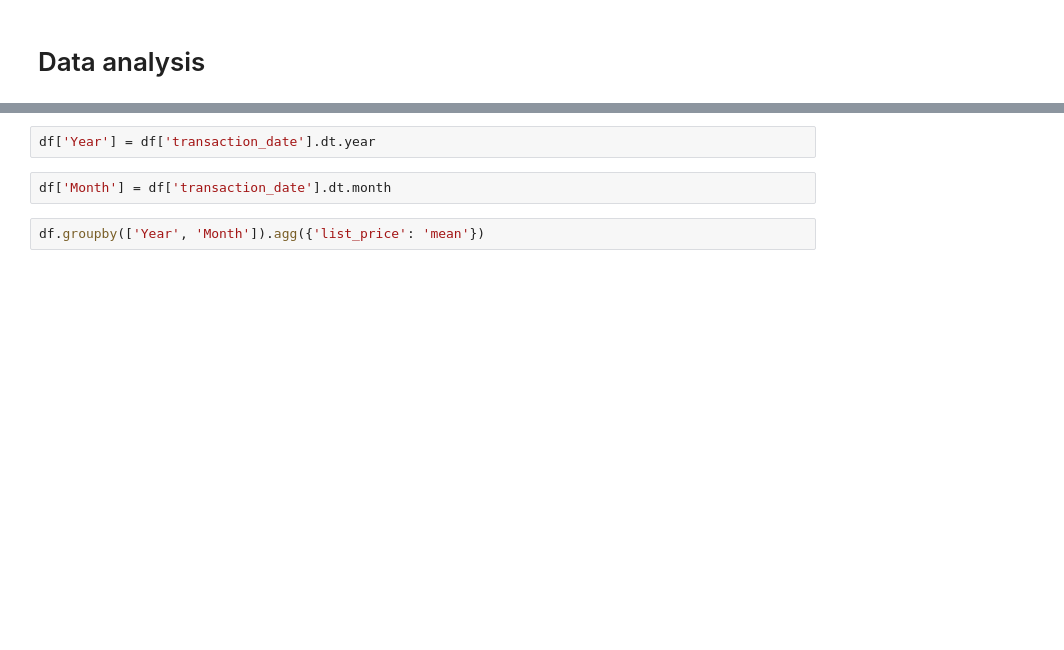
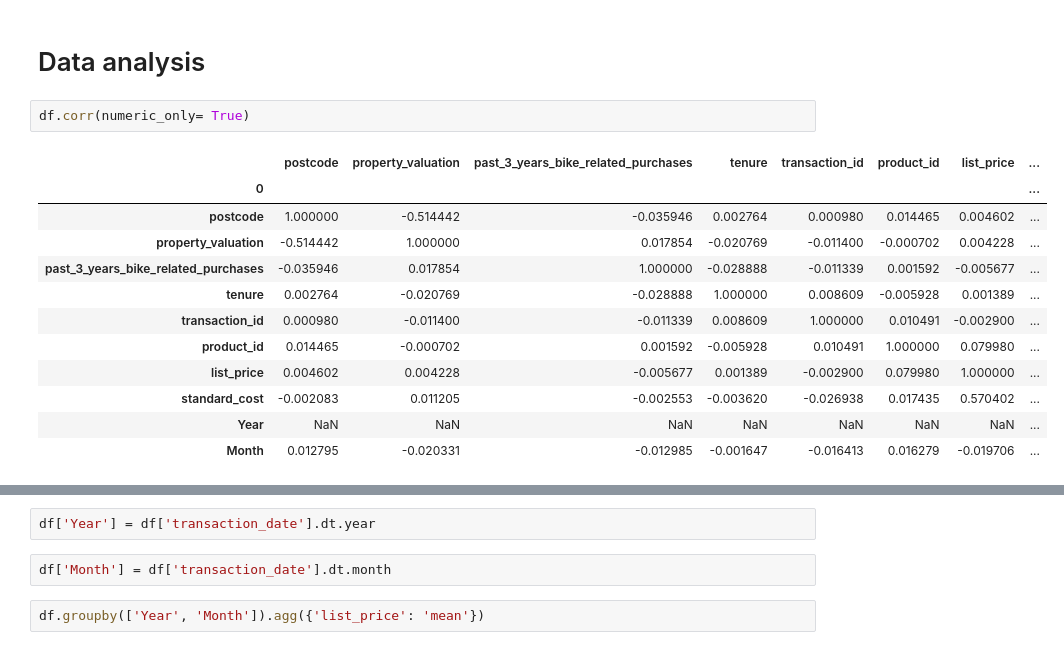
Before and after one commit to AhmAnwar/data-quality-KPMG-VE-forage, a Jupyter notebook: kpmg-ve-data-quality.ipynb, the cells around one changed output, grey strips where cells are left out. Cells and saved outputs as stored; diff of their text form; blank space fills up the shorter version.

```diff
--- a/kpmg-ve-data-quality.ipynb
+++ b/kpmg-ve-data-quality.ipynb
@@ -272,3 +577,18 @@ df.info()
 # %% [markdown]
 # Data analysis
+# %%
+df.corr(numeric_only= True)
+# %% [output]
+|  | postcode | property_valuation | past_3_years_bike_related_purchases | tenure | transaction_id | product_id | list_price | ... |
+| 0 |  |  |  |  |  |  |  | ... |
+| postcode | 1.000000 | -0.514442 | -0.035946 | 0.002764 | 0.000980 | 0.014465 | 0.004602 | ... |
+| property_valuation | -0.514442 | 1.000000 | 0.017854 | -0.020769 | -0.011400 | -0.000702 | 0.004228 | ... |
+| past_3_years_bike_related_purchases | -0.035946 | 0.017854 | 1.000000 | -0.028888 | -0.011339 | 0.001592 | -0.005677 | ... |
+| tenure | 0.002764 | -0.020769 | -0.028888 | 1.000000 | 0.008609 | -0.005928 | 0.001389 | ... |
+| transaction_id | 0.000980 | -0.011400 | -0.011339 | 0.008609 | 1.000000 | 0.010491 | -0.002900 | ... |
+| product_id | 0.014465 | -0.000702 | 0.001592 | -0.005928 | 0.010491 | 1.000000 | 0.079980 | ... |
+| list_price | 0.004602 | 0.004228 | -0.005677 | 0.001389 | -0.002900 | 0.079980 | 1.000000 | ... |
+| standard_cost | -0.002083 | 0.011205 | -0.002553 | -0.003620 | -0.026938 | 0.017435 | 0.570402 | ... |
+| Year | NaN | NaN | NaN | NaN | NaN | NaN | NaN | ... |
+| Month | 0.012795 | -0.020331 | -0.012985 | -0.001647 | -0.016413 | 0.016279 | -0.019706 | ... |
 # %%
```
Also changed, not shown: parts of 52 cells of this notebook.
